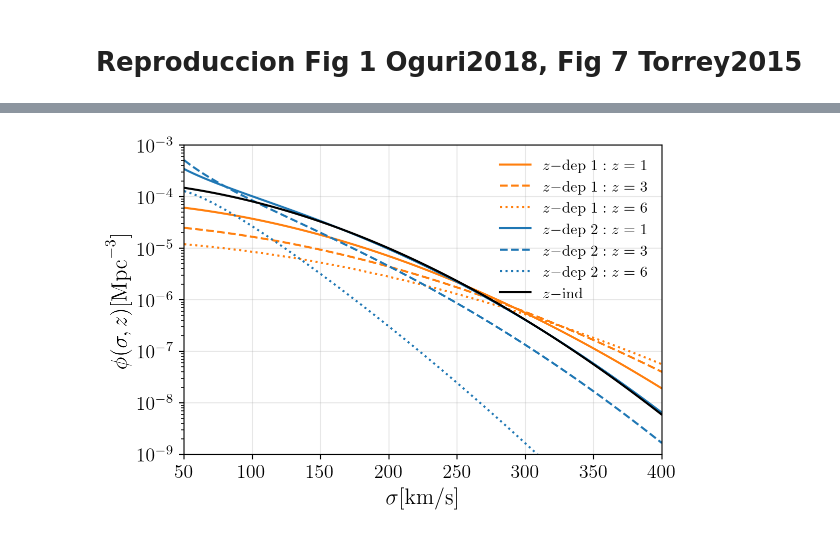
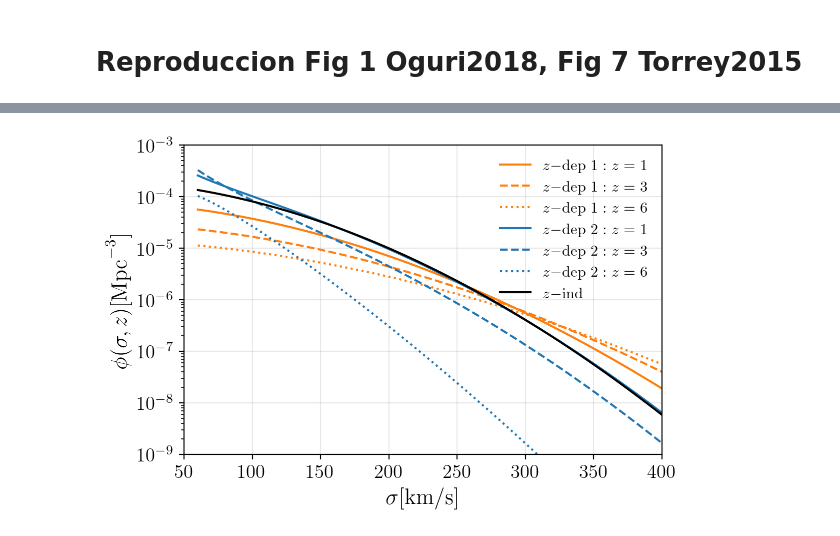
Before and after one commit to juangutimuni/Stronglensing-LISA, a Jupyter notebook: LISA_SL_Rates.ipynb, the cells around one changed output, grey strips where cells are left out. Cells and saved outputs as stored; diff of their text form; code cells hidden in the pictures.

```diff
--- a/LISA_SL_Rates.ipynb
+++ b/LISA_SL_Rates.ipynb
@@ -1809,7 +1828,7 @@ for file, label_base, title in files:
 # Reproduccion Fig 1 Oguri2018, Fig 7 Torrey2015
 # %%
 z_vals = np.array([ 0,1, 2, 3, 4, 5, 6])
-sigma = np.linspace(50, 400, 100)
+sigma = np.linspace(60, 400, 100)
 
 a0, a1, a2     = 7.391498     ,  5.729400     , -1.120552
 al0, al1, al2  = -6.86339338  , -5.27327109   , 1.10411386
@@ -1850,6 +1869,6 @@ plt.grid(True ,alpha=0.3)
 plt.tick_params(labelsize = 14)
 plt.tight_layout()
 
-plt.savefig("SecondRun/Images/VDF_hydro_python.pdf", dpi=300)
+#plt.savefig("SecondRun/Images/VDF_hydro_python.pdf", dpi=300)
 plt.show()
 # %% [output]
@@ -1860,7 +1879,7 @@ lines= ('-','--',':')
 
 h = cosmo.h
 H0 = cosmo.H0.value
-sigma = np.linspace(50, 400, 100)
+sigma = np.linspace(60, 400, 100)
 
 phi_star0 = 2.099e-2 * (h/0.7)**3   # Mpc^-3
 sigma_star0 = 113.78                 # km/s
@@ -1900,32 +1919,32 @@ def phi_dep2(sigma, z):
 
     phi_z = phi_hyd(sigma, z)
     phi_0 = phi_hyd(sigma, 0.0)
     ratio = phi_z / phi_0
 
     return ratio * phi_indep(sigma)
 
 
 
 plt.figure(figsize=(6,4))
 
 for i,j in zip(z_vals, lines):
     plt.plot(sigma, phi_dep1(sigma, i), label = fr"$z\mathrm{{-dep\ 1:}}\ z={i}$", c = 'tab:orange', linestyle=j)
 
 for i,j in zip(z_vals, lines):
     plt.plot(sigma, phi_dep2(sigma, i), label = fr"$z\mathrm{{-dep\ 2:}}\ z={i}$", c = 'tab:blue', linestyle=j)
 
 plt.plot(sigma, phi_indep(sigma), label= r'$z\mathrm{-ind}$', c= 'k')
 
 plt.xlabel(r"$\sigma \mathrm{ [km/s]}$", fontsize= 16)
 plt.ylabel(r"$\phi(\sigma, z)\mathrm{ [Mpc}^{-3}]$", fontsize= 16)
 plt.xlim(50, 400)
 plt.ylim(1e-9,1e-3)
 plt.yscale('log')
 plt.grid(True ,alpha=0.3)
 plt.legend(fontsize= 11, frameon=False, loc='upper right')
 plt.tick_params(labelsize = 14)
 plt.tight_layout()
-plt.savefig("SecondRun/Images/VDF_comparison_python.pdf", dpi=300)
+#plt.savefig("SecondRun/Images/VDF_comparison_python.pdf", dpi=300)
 plt.show()
 # %% [output]
-[figure, old version]
+[figure, new version]
```
Also changed, not shown: parts of 7 cells of this notebook.
